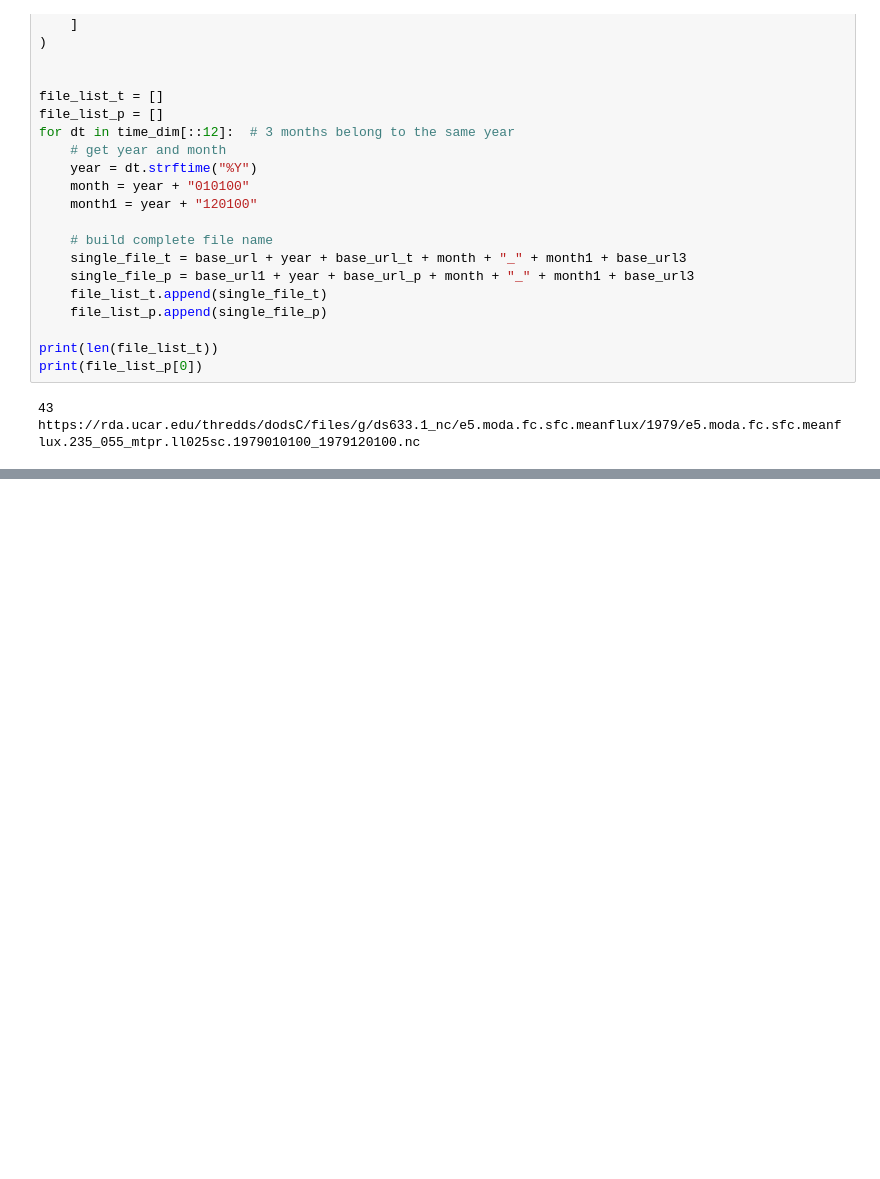
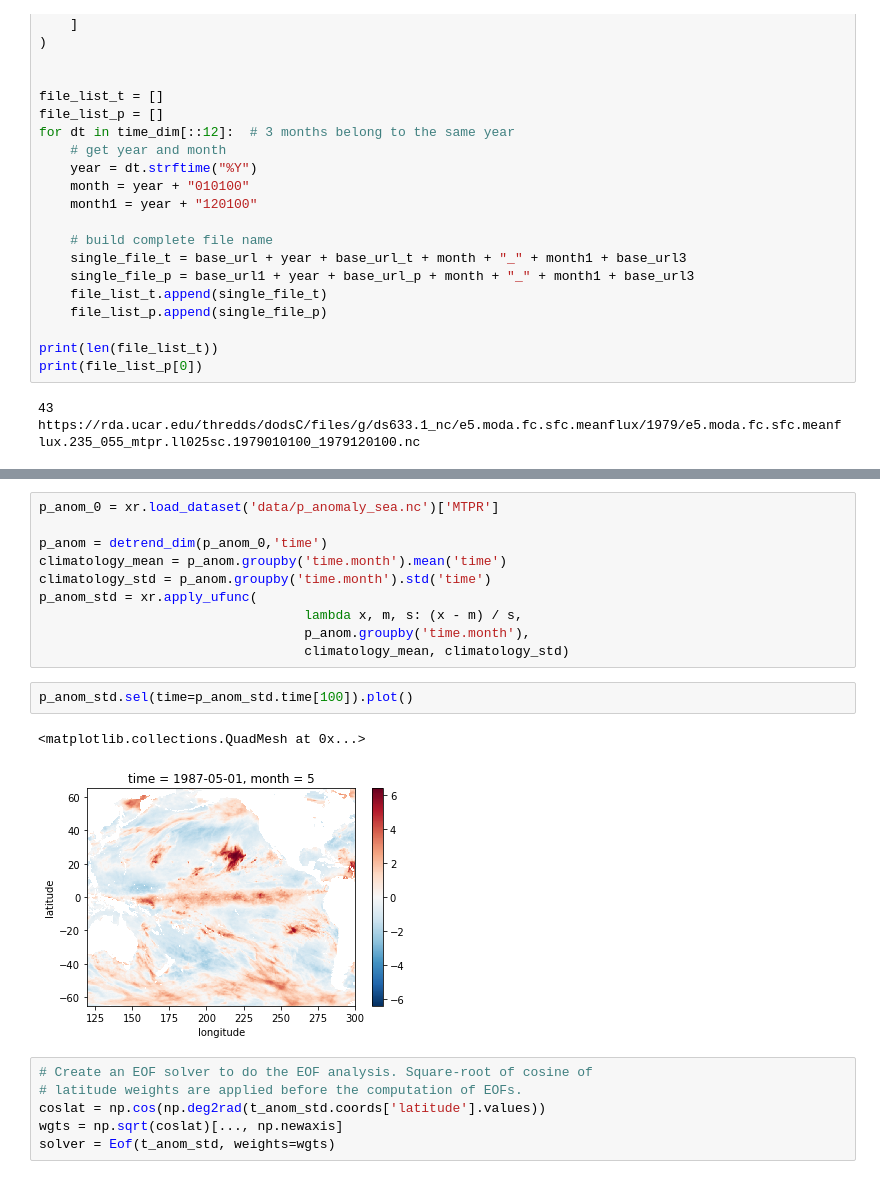
Before and after one commit to atmsillinois/time-series-and-eofs-MingshiYangUIUC, a Jupyter notebook: hw4.ipynb, the cells around one changed output, grey strips where cells are left out. Cells and saved outputs as stored; diff of their text form; blank space fills up the shorter version.

```diff
--- a/hw4.ipynb
+++ b/hw4.ipynb
@@ -138,0 +161,21 @@ Data variables:
+# %%
+p_anom_0 = xr.load_dataset('data/p_anomaly_sea.nc')['MTPR']
+
+p_anom = detrend_dim(p_anom_0,'time')
+climatology_mean = p_anom.groupby('time.month').mean('time')
+climatology_std = p_anom.groupby('time.month').std('time')
+p_anom_std = xr.apply_ufunc(
+                                  lambda x, m, s: (x - m) / s,
+                                  p_anom.groupby('time.month'),
+                                  climatology_mean, climatology_std)
+# %%
+p_anom_std.sel(time=p_anom_std.time[100]).plot()
+# %% [output]
+<matplotlib.collections.QuadMesh at 0x...>
+[figure, added]
+# %%
+# Create an EOF solver to do the EOF analysis. Square-root of cosine of
+# latitude weights are applied before the computation of EOFs.
+coslat = np.cos(np.deg2rad(t_anom_std.coords['latitude'].values))
+wgts = np.sqrt(coslat)[..., np.newaxis]
+solver = Eof(t_anom_std, weights=wgts)
```
Also changed, not shown: parts of 14 cells of this notebook, 1 other file.
